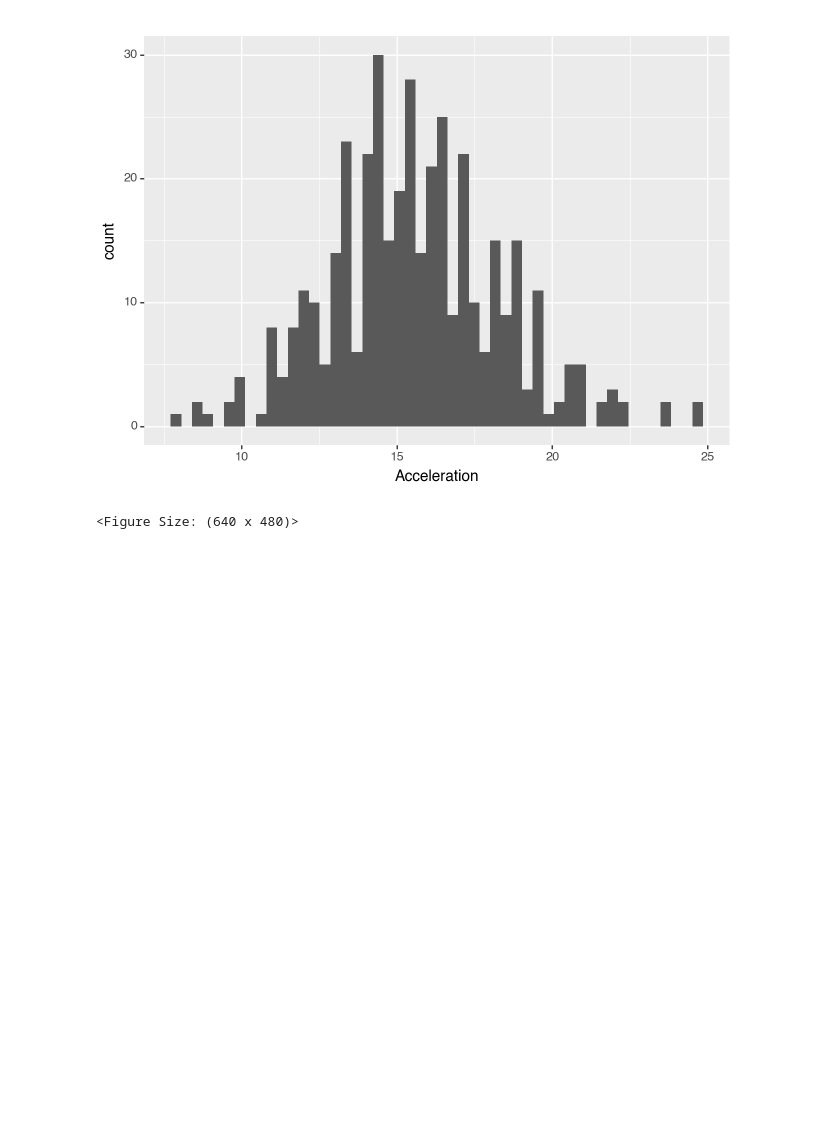
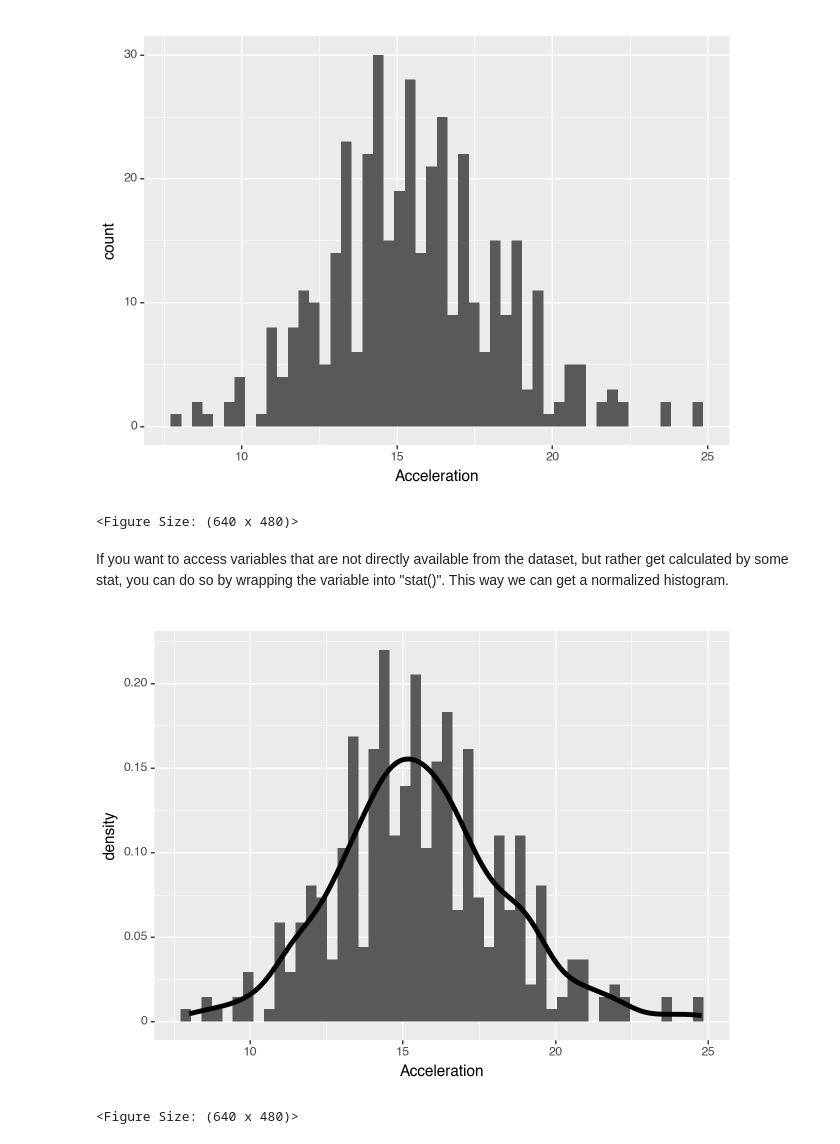
Before and after one commit to scientificprogrammingUOS/lectures_2023, a Jupyter notebook: 8_statistical_modeling/ggplot.ipynb, the cells around one changed output. Saved outputs shown, nothing was run; the diff lists cells and outputs as text; code cells hidden in the pictures; blank space fills up the shorter version.

Commit message:
add ggplot

```diff
--- a/8_statistical_modeling/ggplot.ipynb
+++ b/8_statistical_modeling/ggplot.ipynb
@@ -110,3 +110,13 @@ Many geoms are just combinations of less complex geoms and stats. For example a
 # %% [output]
 [figure]
 <Figure Size: (640 x 480)>
+# %% [markdown]
+If you want to access variables that are not directly available from the dataset, but rather get calculated by some stat, you can do so by wrapping the variable into "stat()". This way we can get a normalized histogram.
+# %%
+(ggplot(cars, aes(x='Acceleration'))
+ + geom_histogram(aes(y='stat(density)'), bins=50)
+ + geom_density(size=2)
+)
+# %% [output]
+[figure, added]
+<Figure Size: (640 x 480)>
```
Also changed, not shown: parts of 10 cells of this notebook.
